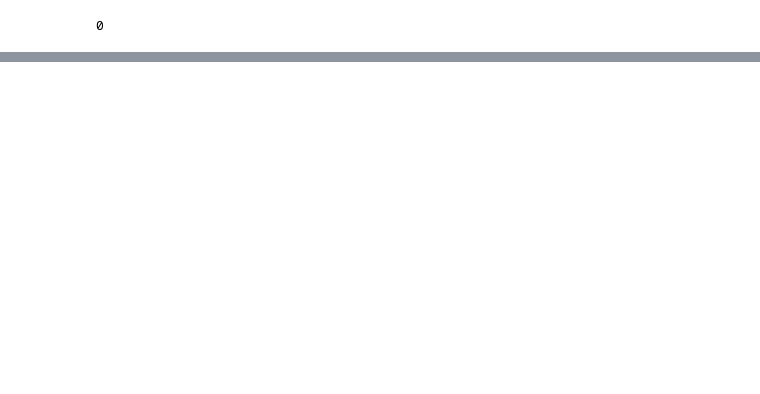
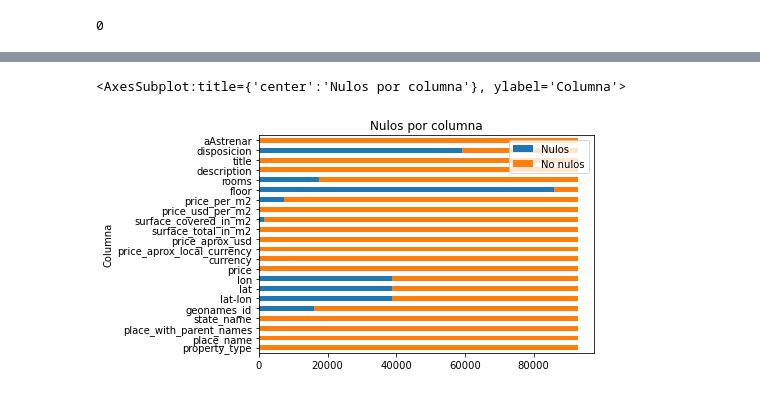
Before and after one commit to casagrandeale/TPDigitalHouse, a Jupyter notebook: tp/TP_Limpieza_Final.ipynb, the cells around one changed output, grey strips where cells are left out. Saved outputs shown, nothing was run; the diff lists cells and outputs as text; code cells hidden in the pictures; blank space fills up the shorter version.

```diff
--- a/tp/TP_Limpieza_Final.ipynb
+++ b/tp/TP_Limpieza_Final.ipynb
@@ -280,0 +362,7 @@ Name: aAstrenar, dtype: int64
+# %%
+data.loc[data.price_usd_per_m2 > 10000,'price_usd_per_m2'] = np.NaN
+
+''' quitamos los que tienen 3 desvios de la media'''
+data.loc[data['price_usd_per_m2']>=(data['price_usd_per_m2'].mean() + 3*data['price_usd_per_m2'].std()),'price_usd_per_m2'] = np.NaN
+data.loc[data['price_aprox_usd']>=(data['price_aprox_usd'].mean() + 3*data['price_aprox_usd'].std()),'price_aprox_usd'] = np.NaN
+data.loc[data['surface_total_in_m2']>=(data['surface_total_in_m2'].mean() + 3*data['surface_total_in_m2'].std()),'surface_total_in_m2'] = np.NaN
@@ -280,0 +381,11 @@ Name: aAstrenar, dtype: int64
+# %%
+''' intentamos completar con los otros campos'''
+data.loc[data.surface_total_in_m2.notnull() & data.price_aprox_usd.notnull() & data.price_usd_per_m2.isnull() & data.surface_total_in_m2 > 0,'price_usd_per_m2'] = data.loc[data.surface_total_in_m2.notnull() & data.price_aprox_usd.notnull() & data.price_usd_per_m2.isnull() & data.surface_total_in_m2 > 0].apply(lambda x: x['price_aprox_usd'] / x['surface_total_in_m2'],axis=1)
+data.loc[data.surface_total_in_m2.notnull() & data.price_aprox_usd.isnull() & data.price_usd_per_m2.notnull() & data.surface_total_in_m2 > 0,'price_aprox_usd'] = data.loc[data.surface_total_in_m2.notnull() & data.price_aprox_usd.isnull() & data.price_usd_per_m2.notnull() & data.surface_total_in_m2 > 0].apply(lambda x: x['price_usd_per_m2'] * x['surface_total_in_m2'],axis=1)
+data.loc[data.surface_total_in_m2.isnull() & data.price_aprox_usd.notnull() & data.price_usd_per_m2.notnull() & data.price_usd_per_m2 > 0,'surface_total_in_m2'] = data.loc[data.surface_total_in_m2.isnull() & data.price_aprox_usd.notnull() & data.price_usd_per_m2.notnull() & data.price_usd_per_m2 > 0].apply(lambda x: x['price_aprox_usd'] / x['price_usd_per_m2'],axis=1)
+# %%
+''' quitamos los registros sin info relevante'''
+
+columnsUtils = ['surface_total_in_m2','price_aprox_usd', 'price_usd_per_m2']
+
+data = data.dropna(axis =0 , how = 'any', subset = columnsUtils)
@@ -280,0 +394,13 @@ Name: aAstrenar, dtype: int64
+# %%
+nulls2 = pd.DataFrame({'Columna':data.columns, 'Nulos':data.isnull().sum(),'No nulos':data.notnull().sum()})
+
+# plot a Stacked Bar Chart using matplotlib
+nulls2.plot(
+  x = 'Columna',
+  kind = 'barh',
+  stacked = True,
+  title = 'Nulos por columna',
+  mark_right = True)
+# %% [output]
+<AxesSubplot:title={'center':'Nulos por columna'}, ylabel='Columna'>
+[figure, added]
```
Also changed, not shown: parts of 46 cells of this notebook.
